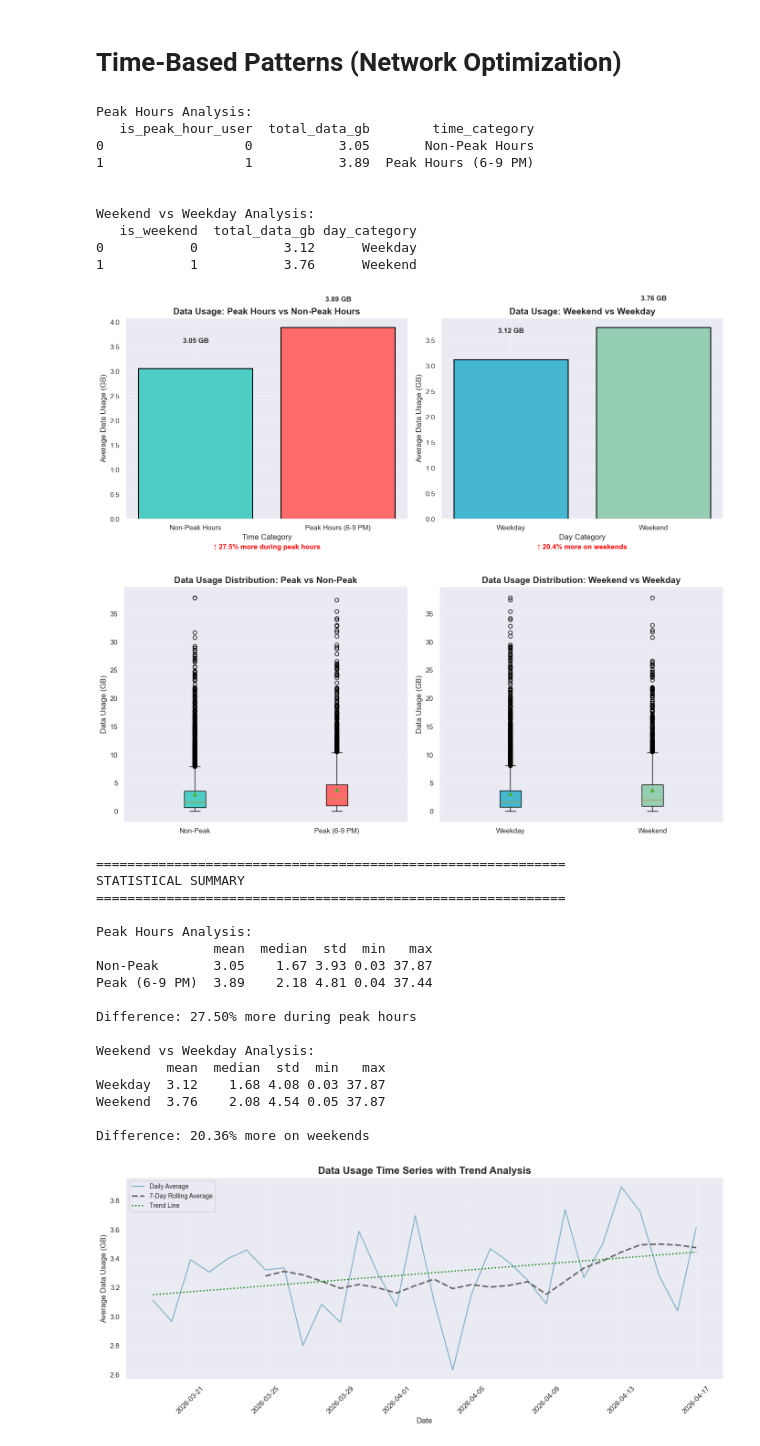
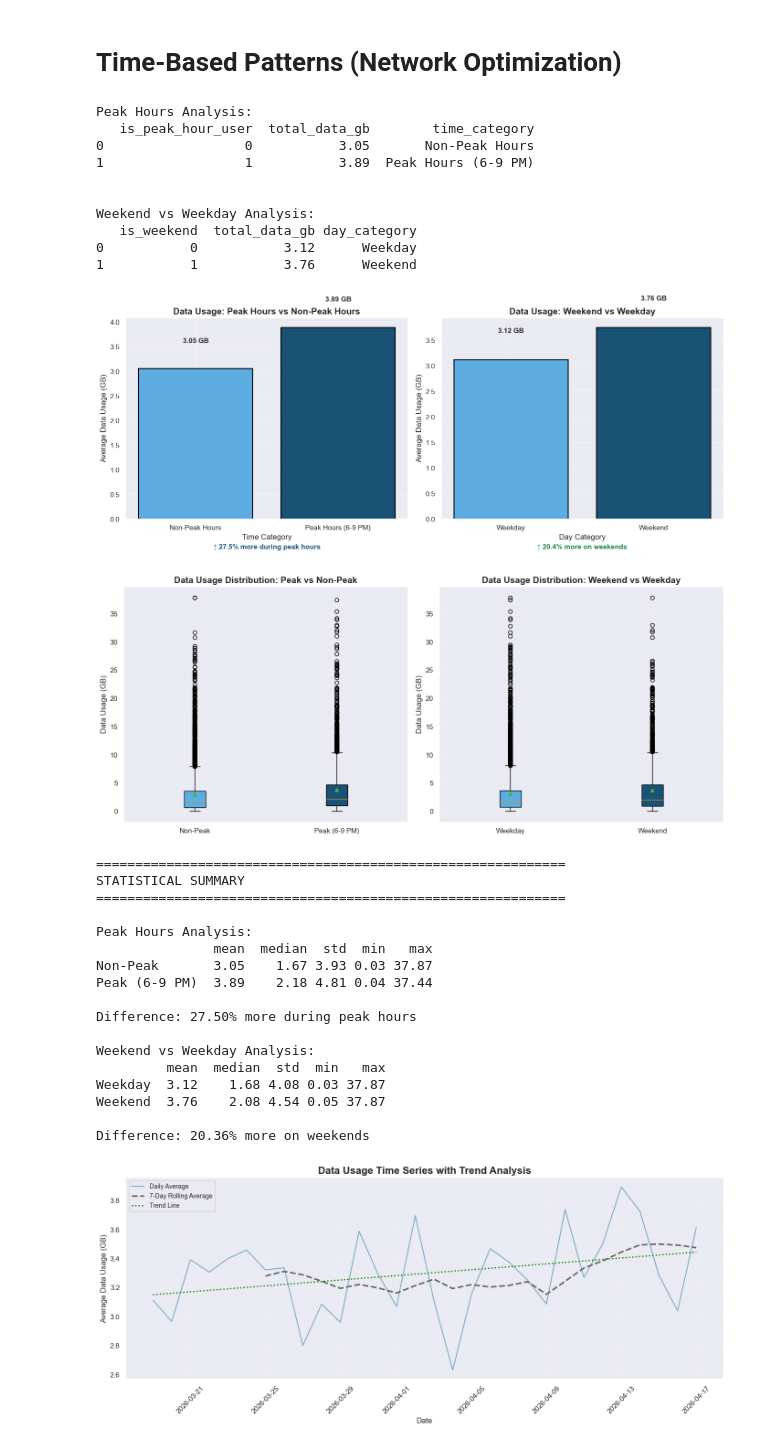
Before and after one commit to JmineSA/telecom-consumption-intelligence, a Jupyter notebook: notebooks/02_exploratory_data_analysis.ipynb, the cells around one changed output. Saved outputs shown, nothing was run; the diff lists cells and outputs as text; code cells hidden in the pictures.

```diff
--- a/notebooks/02_exploratory_data_analysis.ipynb
+++ b/notebooks/02_exploratory_data_analysis.ipynb
@@ -569,8 +700,6 @@ print(f"• Distribution Shape: {'Right-Skewed' if skewness > 0.5 else 'Normal'
 # %% [markdown]
 # Feature Impact (What Drives Data Usage)
 # %%
-
-
 # Calculate totals for each category
 totals = {
     'streaming': train_data['streaming_data_gb'].sum(),
@@ -590,11 +719,14 @@ print(result_df)
 # Create figure with two subplots
 fig, (ax1, ax2) = plt.subplots(1, 2, figsize=(14, 6))
 
-# Colors
-colors = ['#FF6B6B', '#4ECDC4', '#45B7D1', '#96CEB4']
+# Different color palettes for each chart
+bar_colors = ['#1B4F72', '#2471A3', '#2E86C1', '#5DADE2']
+pie_colors = ['#4ECDC4', '#45B7D1', '#96CEB4', '#FFEAA7']
+# Or try these vibrant colors for pie:
+# pie_colors = ['#FF6B6B', '#4ECDC4', '#45B7D1', '#FFA07A']
 
 # 1. Bar Plot
-bars = ax1.bar(result_df['data_type'], result_df['total_data'], color=colors, edgecolor='black', linewidth=1.5)
+bars = ax1.bar(result_df['data_type'], result_df['total_data'], color=bar_colors, edgecolor='black', linewidth=1.5)
 ax1.set_title('Data Usage by Category', fontsize=16, fontweight='bold')
 ax1.set_xlabel('Data Type', fontsize=12)
 ax1.set_ylabel('Total Data (GB)', fontsize=12)
@@ -615,7 +747,7 @@ labels = [f'{row["data_type"]} ({row["percentage"]:.1f}%)'
 wedges, texts, autotexts = ax2.pie(result_df['total_data'],
                                     labels=None,  # No direct labels
                                     autopct='%1.1f%%',
-                                    colors=colors,
+                                    colors=pie_colors,  # Using different colors for pie
                                     startangle=90,
                                     explode=[0.05]*len(result_df),
                                     shadow=True,
@@ -793,15 +925,12 @@ AVERAGE USAGE BY ACTIVITY COMBINATION
 # %% [markdown]
 # Time-Based Patterns (Network Optimization)
 # %%
-
 # Set style
 sns.set_style("darkgrid")
 plt.rcParams['font.size'] = 12
 
-
 # 1. Peak Hours Analysis
 data_peak = train_data.groupby('is_peak_hour_user')['total_data_gb'].mean().reset_index()
-# Map values for better labels
 data_peak['time_category'] = data_peak['is_peak_hour_user'].map({0: 'Non-Peak Hours', 1: 'Peak Hours (6-9 PM)'})
 
 print("Peak Hours Analysis:")
@@ -810,19 +939,17 @@ print("\n")
 
 # 2. Weekend vs Weekday Analysis
 data_weekend = train_data.groupby('is_weekend')['total_data_gb'].mean().reset_index()
-# Map values for better labels
 data_weekend['day_category'] = data_weekend['is_weekend'].map({0: 'Weekday', 1: 'Weekend'})
 
 print("Weekend vs Weekday Analysis:")
 print(data_weekend)
 print("\n")
 
-
 fig, (ax1, ax2) = plt.subplots(1, 2, figsize=(14, 6))
 
 # Colors
-colors_peak = ['#4ECDC4', '#FF6B6B']
-colors_weekend = ['#45B7D1', '#96CEB4']
+colors_peak = ['#5DADE2', '#1A5276']
+colors_weekend = ['#5DADE2', '#1A5276']
 
 # 1. Bar Plot - Peak vs Non-Peak Hours
 bars1 = ax1.bar(data_peak['time_category'], data_peak['total_data_gb'],
@@ -838,13 +965,11 @@ for bar, value in zip(bars1, data_peak['total_data_gb']):
     ax1.text(bar.get_x() + bar.get_width()/2., height + 0.5,
              f'{value:.2f} GB', ha='center', va='bottom', fontsize=11, fontweight='bold')
 
-# Add percentage difference
 peak_val = data_peak[data_peak['is_peak_hour_user'] == 1]['total_data_gb'].values[0]
 non_peak_val = data_peak[data_peak['is_peak_hour_user'] == 0]['total_data_gb'].values[0]
 diff_percent = ((peak_val - non_peak_val) / non_peak_val) * 100
 ax1.text(0.5, -0.15, f'↑ {diff_percent:.1f}% more during peak hours',
-         transform=ax1.transAxes, ha='center', fontsize=11,
-         fontweight='bold', color='red')
+         transform=ax1.transAxes, ha='center', fontsize=11, fontweight='bold', color='#1A5276')
 
 # 2. Bar Plot - Weekend vs Weekday
 bars2 = ax2.bar(data_weekend['day_category'], data_weekend['total_data_gb'],
@@ -860,39 +985,34 @@ for bar, value in zip(bars2, data_weekend['total_data_gb']):
     ax2.text(bar.get_x() + bar.get_width()/2., height + 0.5,
              f'{value:.2f} GB', ha='center', va='bottom', fontsize=11, fontweight='bold')
 
-# Add percentage difference
 weekend_val = data_weekend[data_weekend['is_weekend'] == 1]['total_data_gb'].values[0]
 weekday_val = data_weekend[data_weekend['is_weekend'] == 0]['total_data_gb'].values[0]
 diff_percent_weekend = ((weekend_val - weekday_val) / weekday_val) * 100
 ax2.text(0.5, -0.15, f'↑ {diff_percent_weekend:.1f}% more on weekends',
-         transform=ax2.transAxes, ha='center', fontsize=11,
-         fontweight='bold', color='red')
+         transform=ax2.transAxes, ha='center', fontsize=11, fontweight='bold', color='#1E8449')
 
 plt.tight_layout()
 plt.show()
 
-
 # Box plot for more detailed distribution
 fig, (ax1, ax2) = plt.subplots(1, 2, figsize=(14, 6))
 
-# Box plot - Peak vs Non-Peak
 peak_data = [train_data[train_data['is_peak_hour_user'] == 0]['total_data_gb'],
              train_data[train_data['is_peak_hour_user'] == 1]['total_data_gb']]
 bp1 = ax1.boxplot(peak_data, labels=['Non-Peak', 'Peak (6-9 PM)'],
                   patch_artist=True, showmeans=True)
-bp1['boxes'][0].set_facecolor('#4ECDC4')
-bp1['boxes'][1].set_facecolor('#FF6B6B')
+bp1['boxes'][0].set_facecolor('#5DADE2')  # Light blue
+bp1['boxes'][1].set_facecolor('#1A5276')  # Dark blue
 ax1.set_title('Data Usage Distribution: Peak vs Non-Peak', fontsize=14, fontweight='bold')
 ax1.set_ylabel('Data Usage (GB)', fontsize=12)
 ax1.grid(axis='y', alpha=0.3)
 
-# Box plot - Weekend vs Weekday
 weekend_data = [train_data[train_data['is_weekend'] == 0]['total_data_gb'],
                 train_data[train_data['is_weekend'] == 1]['total_data_gb']]
 bp2 = ax2.boxplot(weekend_data, labels=['Weekday', 'Weekend'],
                   patch_artist=True, showmeans=True)
-bp2['boxes'][0].set_facecolor('#45B7D1')
-bp2['boxes'][1].set_facecolor('#96CEB4')
+bp2['boxes'][0].set_facecolor('#5DADE2')
+bp2['boxes'][1].set_facecolor('#1A5276')
 ax2.set_title('Data Usage Distribution: Weekend vs Weekday', fontsize=14, fontweight='bold')
 ax2.set_ylabel('Data Usage (GB)', fontsize=12)
 ax2.grid(axis='y', alpha=0.3)
@@ -900,35 +1020,35 @@ ax2.grid(axis='y', alpha=0.3)
 plt.tight_layout()
 plt.show()
 
 # Statistical summary
 print("=" * 60)
 print("STATISTICAL SUMMARY")
 print("=" * 60)
 
 print("\nPeak Hours Analysis:")
 peak_stats = train_data.groupby('is_peak_hour_user')['total_data_gb'].agg(['mean', 'median', 'std', 'min', 'max'])
 peak_stats.index = ['Non-Peak', 'Peak (6-9 PM)']
 print(peak_stats.round(2))
 print(f"\nDifference: {diff_percent:.2f}% more during peak hours")
 
 print("\nWeekend vs Weekday Analysis:")
 weekend_stats = train_data.groupby('is_weekend')['total_data_gb'].agg(['mean', 'median', 'std', 'min', 'max'])
 weekend_stats.index = ['Weekday', 'Weekend']
 print(weekend_stats.round(2))
 print(f"\nDifference: {diff_percent_weekend:.2f}% more on weekends")
 # %% [output]
 Peak Hours Analysis:
    is_peak_hour_user  total_data_gb        time_category
 0                  0           3.05       Non-Peak Hours
 1                  1           3.89  Peak Hours (6-9 PM)
 
 
 Weekend vs Weekday Analysis:
    is_weekend  total_data_gb day_category
 0           0           3.12      Weekday
 1           1           3.76      Weekend
-[figure, old version]
+[figure, new version]
-[figure, old version]
+[figure, new version]
 ============================================================
 STATISTICAL SUMMARY
 ============================================================
```
Also changed, not shown: parts of 11 cells of this notebook, 11 other files.
